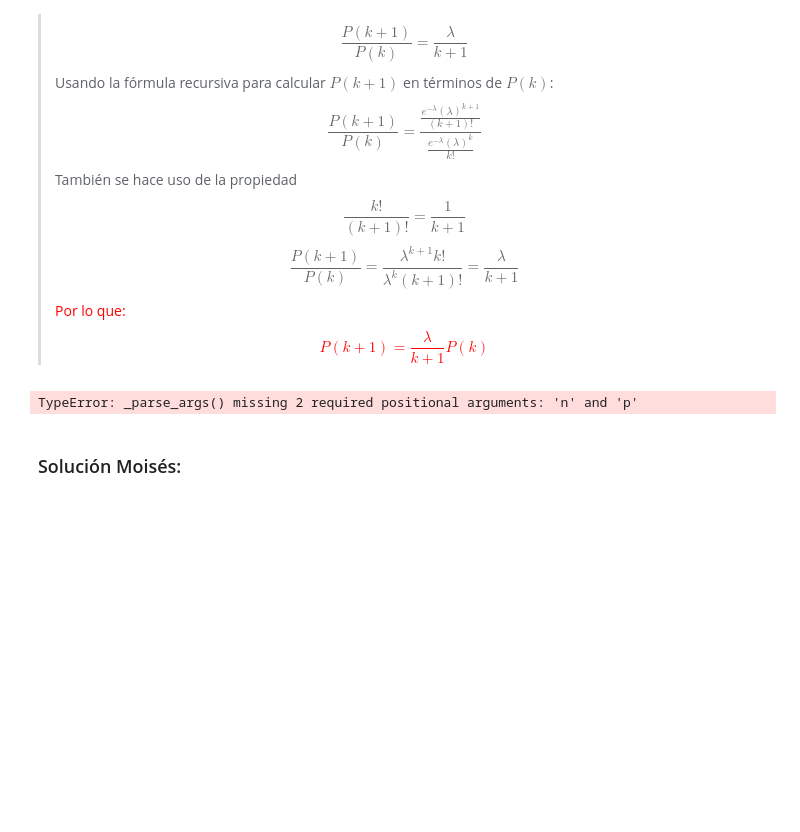
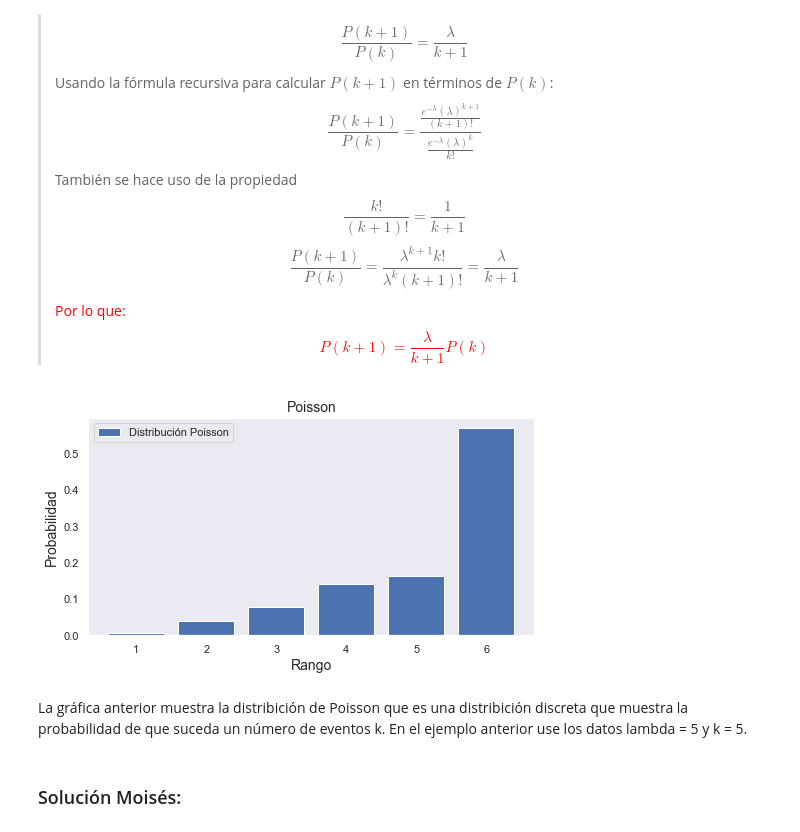
Before and after one commit to IvetteLandaverde/ProyectoConjunto5y6_ILandaverde_MFlores, a Jupyter notebook: Tarea6_ILandaverde_MFlores.ipynb, the cells around one changed output. Drawn from its saved outputs; the diff is of its cells as text; code cells hidden in the pictures; blank space fills up the shorter version.

```diff
--- a/Tarea6_ILandaverde_MFlores.ipynb
+++ b/Tarea6_ILandaverde_MFlores.ipynb
@@ -485,38 +496,50 @@ $$\frac{P(k+1)}{P(k)} = \frac{\lambda^{k+1}k!}{\lambda^{k}(k+1)!} = \frac{\lambd
 <span style="color:red"> Por lo que: $$P(k+1) = \frac{\lambda}{k+1}P(k)$$
 # %%
 def Gen_distr_discreta(p_acum: 'P.Acumulada de la distribución a generar',
+                       indices: 'valores reales a generar aleatoriamente',
                        N: 'cantidad de números aleatorios a generar'):
 
     U =np.random.rand(N)
-    # los valores aletorios
-    y = ([sum([1 for p in p_acum if p < ui]) for ui in U])
+    # Diccionario de valores aleatorios
+    rand2reales = {i: idx for i, idx in enumerate(indices)}
+
+    # Series de los valores aletorios
+    y = pd.Series([sum([1 for p in p_acum if p < ui]) for ui in U]).map(rand2reales)
+
     return y
-def plot_histogram_discrete(distribucion:'distribución a graficar histograma',
-                            label:'label del legend'):
+def plot_histogram_discrete(distribucion:'señal de varibles aleatorias de un distribución DISCRETA dada',
+                            label:'label del legend a aparecer en el gráfica',
+                            densidad:'por defecto regresa el histograma en densidad'=True):
     # len(set(distribucion)) cuenta la cantidad de elementos distintos de la variable 'distribucion'
-    plt.figure(figsize=[6,4])
-    y,x = np.histogram(distribucion,bins = len(set(distribucion)))
-    plt.bar(list(set(distribucion)),y,label=label,color="m",linestyle='dashed')
+    plt.figure(figsize=[8,4])
+    y, x = np.histogram(distribucion, bins=len(set(distribucion)), density=densidad)
+    plt.bar(x[1:], y, label=label)
     plt.legend()
     plt.grid()
+    plt.title('Poisson',fontsize=14)
+    plt.xlabel('Rango',fontsize=14)
+    plt.ylabel('Probabilidad',fontsize=14)
     plt.show()
-p_acum = binom()
-distribucion = Gen_distr_discreta(p_acum,N)
-plot_histogram_discrete(distribucion,"Distribución de función")
-N = 10000
-k = 100
-def poisson(l:,n:,):
+# Función para la distribución acumulada de Poisson
+#hecha como la P_acum_Binomial_o de la clase 10:
+def poisson(l,k):
     z=np.zeros(k+1)
     z[0]=np.exp(-l)
-    def z(i):
+    def z1(i):
         nonlocal z
-        z[i+1]=(l/(i+1))*z[i]
-    [z for i in range(n)]
+        z[i+1]=z[i]*(l/(i+1))
+    # Lleno el vector Pr usando compresión de listas
+    [z1(i) for i in range(k-1)]
     return np.cumsum(z)
-pl= Gen_distr_discreta(poisson(n=10,l=2),np.arange(0,n+1),N)
-plot_histogram_discrete(pl)
+N = 10000;k = 10
+Poisson=poisson(5,5)
+# Usando el método de la transformada inversa
+pl= Gen_distr_discreta(Poisson,np.arange(0,k+1),N)
+plot_histogram_discrete(pl,"Distribución Poisson")
 # %% [output]
-TypeError: _parse_args() missing 2 required positional arguments: 'n' and 'p'
+[figure, added]
+# %% [markdown]
+La gráfica anterior muestra la distribición de Poisson que es una distribición discreta que muestra la probabilidad de que suceda un número de eventos k. En el ejemplo anterior use los datos lambda = 5 y k = 5.
 # %% [markdown]
 ### Solución Moisés:
 # %% [markdown]
```
Also changed, not shown: parts of 6 cells of this notebook, 1 other file.
